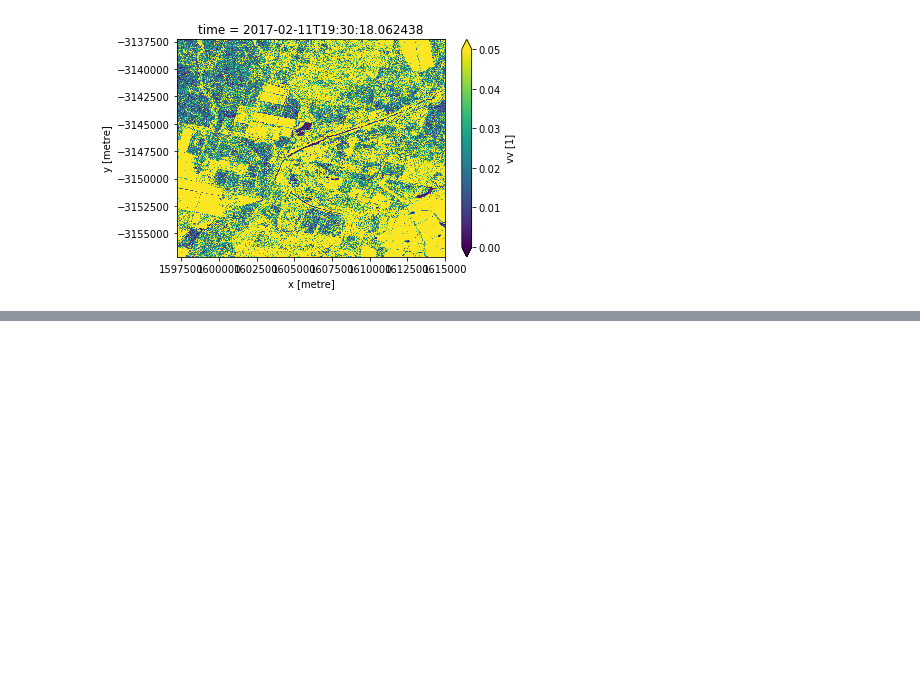
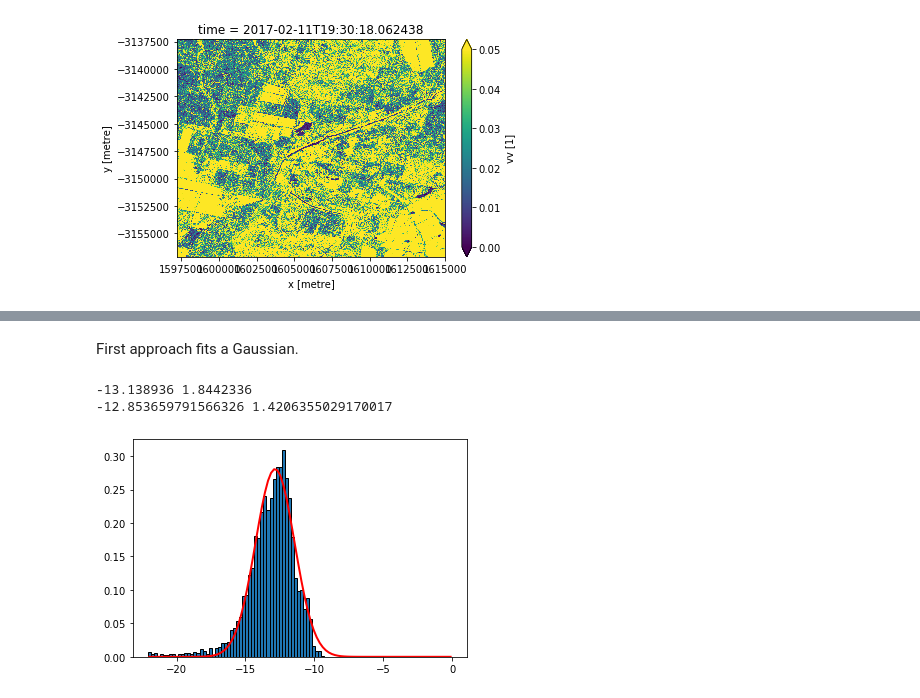
Before and after one commit to GeoscienceAustralia/dea-sar-flood-veg, a Jupyter notebook: notebooks/Example.ipynb, the cells around one changed output, grey strips where cells are left out. Drawn from its saved outputs; the diff is of its cells as text; code cells hidden in the pictures; blank space fills up the shorter version.

Commit message:
Gaussian fitting

```diff
--- a/notebooks/Example.ipynb
+++ b/notebooks/Example.ipynb
@@ -73,0 +92,26 @@ plt.hist(sar.vv.values[~open_water_expected.values], range=(0, 0.05))
+# %% [markdown]
+First approach fits a Gaussian.
+# %%
+def gaussian(population, nbins=100):
+    counts, edges = np.histogram(population, np.linspace(np.nanmin(population), 0, nbins + 1), density=True)
+    centres = 0.5 * (edges[:-1] + edges[1:])
+
+    mean = np.nanmean(population) # initial fit
+    std = np.nanstd(population)
+
+    print(mean, std)
+
+    def f(x, mean, sigma):
+        return np.exp(-0.5 * ((x - mean)/sigma)**2) / (sigma * (2*np.pi)**0.5)
+    mean, std = scipy.optimize.curve_fit(f, centres, counts, p0=[mean, std])[0] # histogram fit
+
+    print(mean, std)
+
+    plt.hist(edges[:-1], edges, weights=counts, edgecolor='k')
+    plt.plot(centres, f(centres, mean, std), color='r', linewidth=2)
+
+gaussian(db.values[persistent.values])
+# %% [output]
+-13.138936 1.8442336
+-12.853659791566326 1.4206355029170017
+[figure, added]
```
Also changed, not shown: parts of 12 cells of this notebook.
